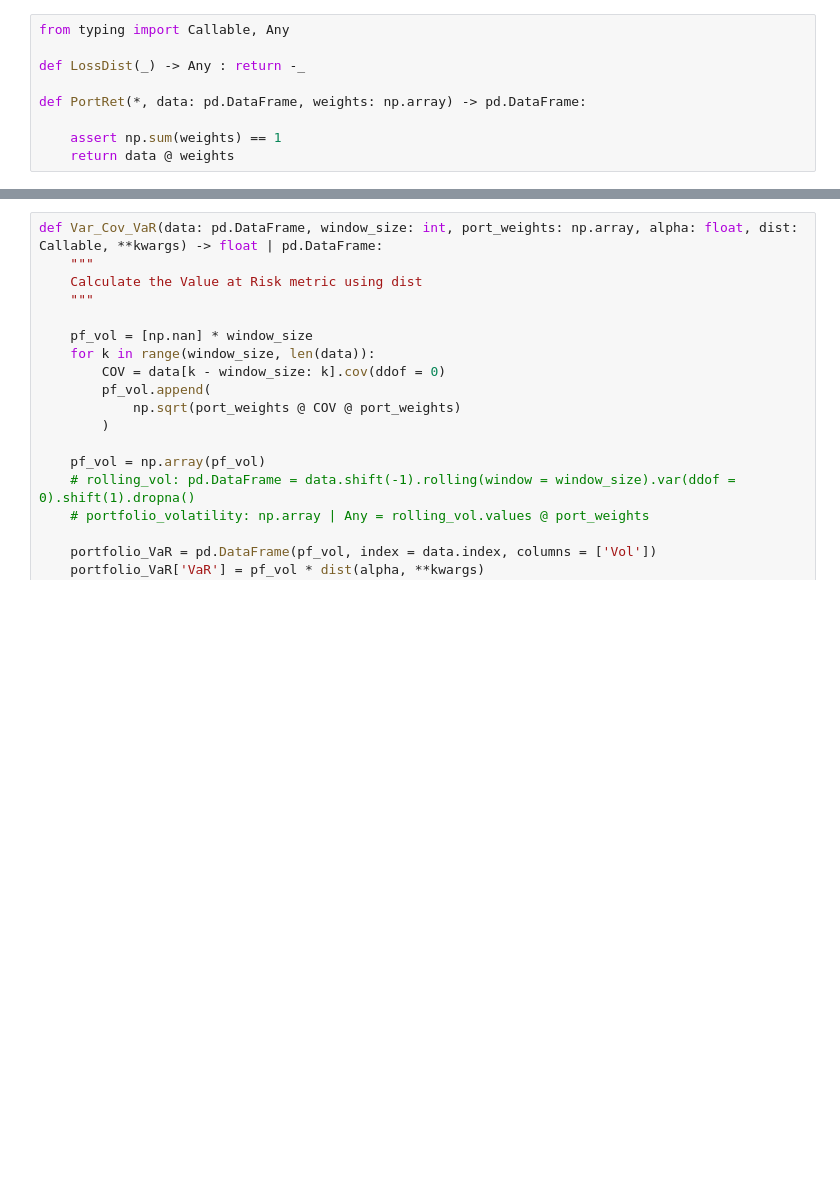
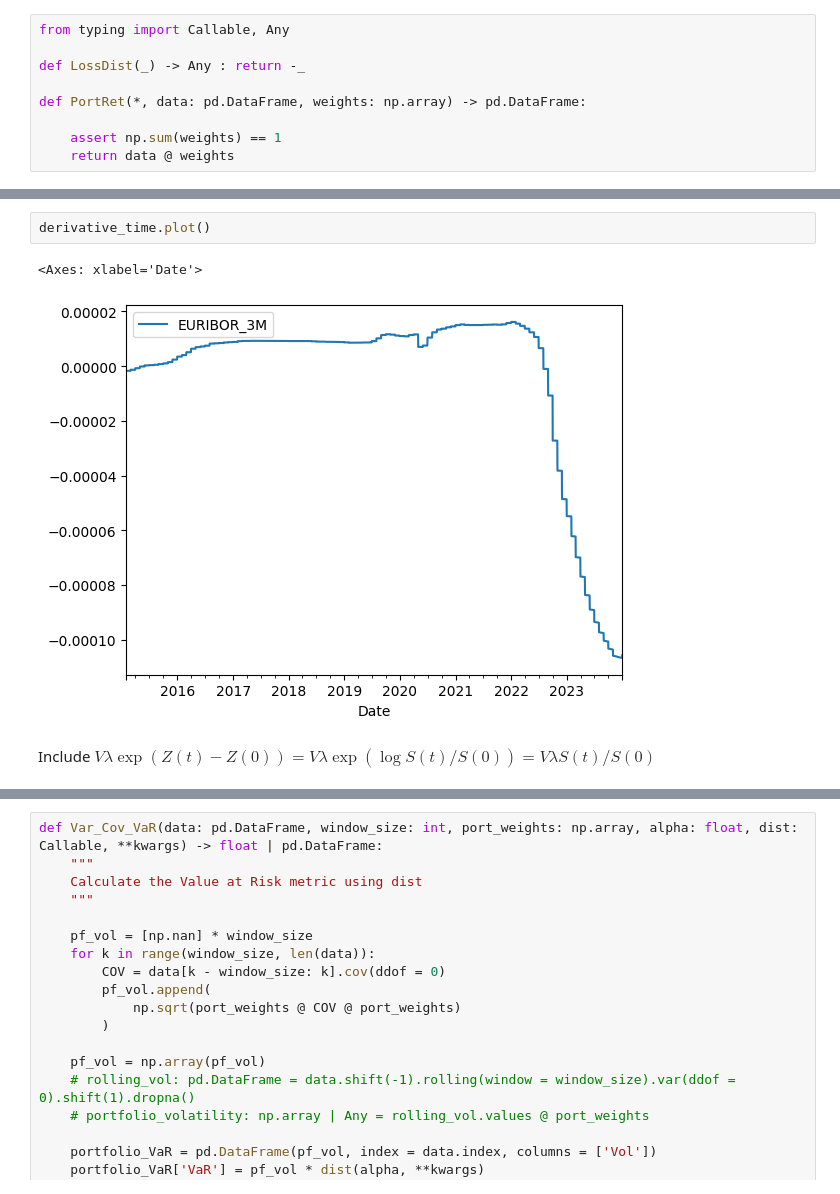
Before and after one commit to DaanZunnenberg/RiskFunctions, a Jupyter notebook: Assignment_1/Updated_version/QFRM_Assignment1.ipynb, the cells around one changed output, grey strips where cells are left out. Cells and saved outputs as stored; diff of their text form; blank space fills up the shorter version.

```diff
--- a/Assignment_1/Updated_version/QFRM_Assignment1.ipynb
+++ b/Assignment_1/Updated_version/QFRM_Assignment1.ipynb
@@ -88,0 +103,7 @@ def PortRet(*, data: pd.DataFrame, weights: np.array) -> pd.DataFrame:
+# %%
+derivative_time.plot()
+# %% [output]
+<Axes: xlabel='Date'>
+[figure, added]
+# %% [markdown]
+Include $V\lambda\exp(Z(t)-Z(0))=V\lambda\exp(\log S(t)/S(0))=V\lambda S(t)/S(0)$
```
Also changed, not shown: parts of 45 cells of this notebook.
